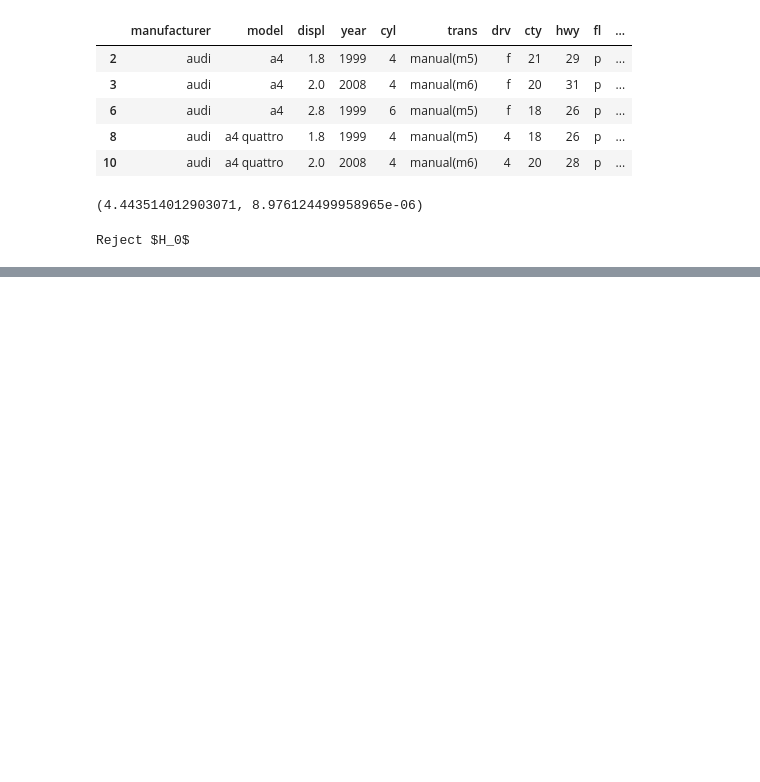
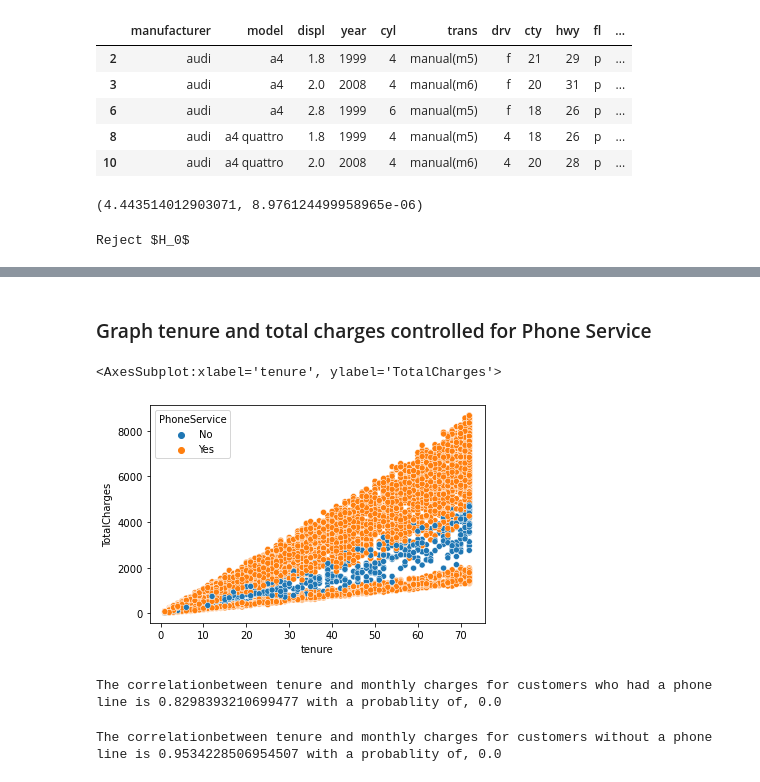
Before and after one commit to brandon-sharpe/statistics-exercises, a Jupyter notebook: hypothesis_testing.ipynb, the cells around one changed output, grey strips where cells are left out. Saved outputs shown, nothing was run; the diff lists cells and outputs as text; code cells hidden in the pictures; blank space fills up the shorter version.

Commit message:
Added Correlation excercises

```diff
--- a/hypothesis_testing.ipynb
+++ b/hypothesis_testing.ipynb
@@ -254,0 +319,17 @@ Reject $H_0$
+# %% [markdown]
+### Graph  tenure and total charges controlled for Phone Service
+# %%
+sns.scatterplot(x=telco.tenure, y= telco.TotalCharges, hue = telco.PhoneService)
+# %% [output]
+<AxesSubplot:xlabel='tenure', ylabel='TotalCharges'>
+[figure, added]
+# %%
+corr, p = stats.pearsonr(telco[(telco.PhoneService == "Yes") & (telco.TotalCharges > 0)].TotalCharges,telco[(telco.PhoneService == "Yes")&(telco.TotalCharges > 0)].tenure )
+print(f"The correlationbetween tenure and monthly charges for customers who had a phone line is {corr} with a probablity of, {p}")
+# %% [output]
+The correlationbetween tenure and monthly charges for customers who had a phone line is 0.8298393210699477 with a probablity of, 0.0
+# %%
+corr, p = stats.pearsonr(telco[(telco.PhoneService == "No") & (telco.TotalCharges > 0)].TotalCharges,telco[(telco.PhoneService == "No")&(telco.TotalCharges > 0)].tenure )
+print(f"The correlationbetween tenure and monthly charges for customers without a phone line is {corr} with a probablity of, {p}")
+# %% [output]
+The correlationbetween tenure and monthly charges for customers without a phone line is 0.9534228506954507 with a probablity of, 0.0
```
Also changed, not shown: parts of 21 cells of this notebook.
